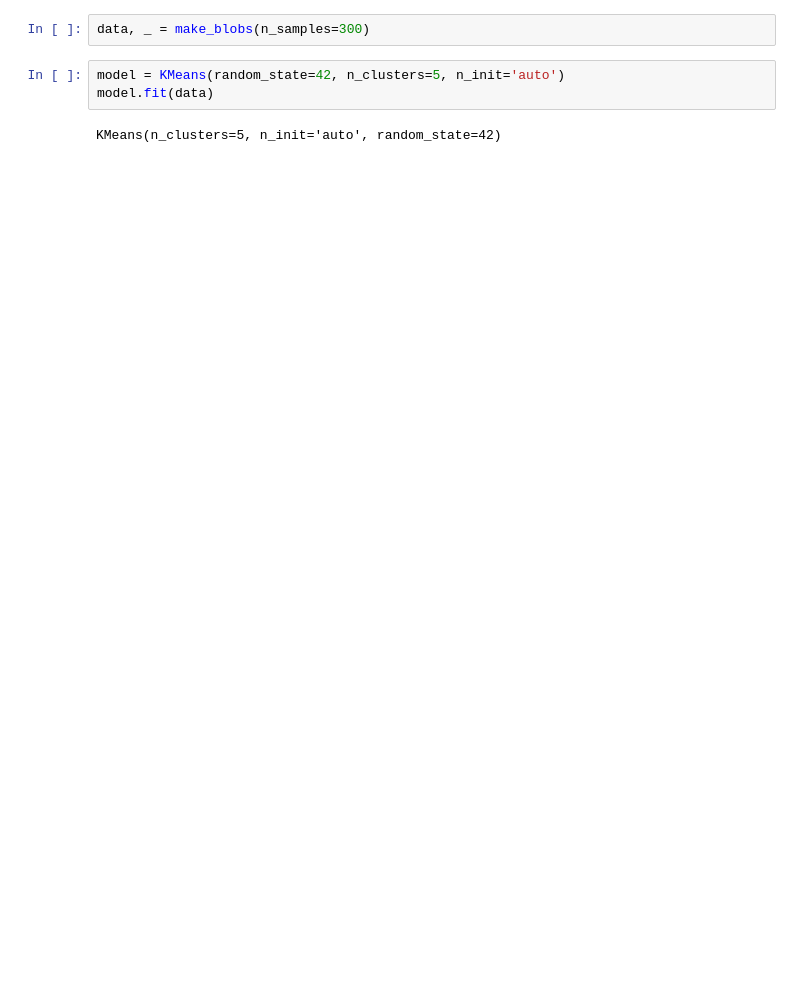
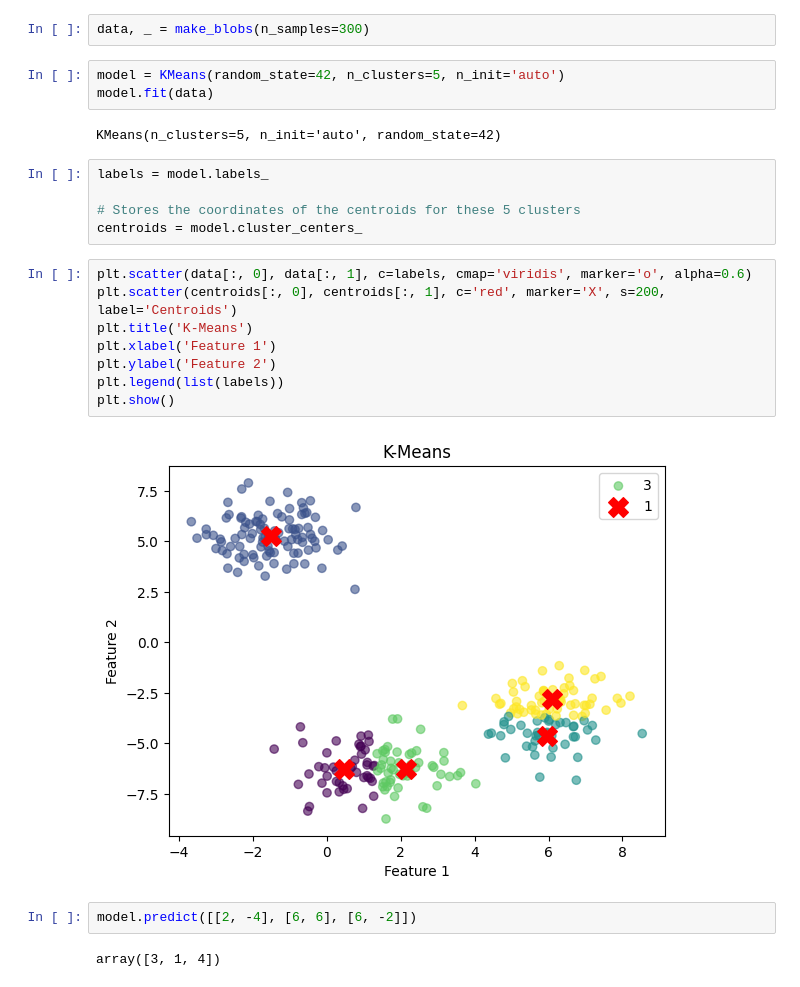
Before and after one commit to akshay-rajan/S3, a Jupyter notebook: DS/kmeans.ipynb, the cells around one changed output. Saved outputs shown, nothing was run; the diff lists cells and outputs as text; blank space fills up the shorter version.

Commit message:
Add clustering prediction

```diff
--- a/DS/kmeans.ipynb
+++ b/DS/kmeans.ipynb
@@ -8,3 +9,22 @@ model = KMeans(random_state=42, n_clusters=5, n_init='auto')
 model.fit(data)
 # %% [output]
 KMeans(n_clusters=5, n_init='auto', random_state=42)
+# %%
+labels = model.labels_
+
+# Stores the coordinates of the centroids for these 5 clusters
+centroids = model.cluster_centers_
+# %%
+plt.scatter(data[:, 0], data[:, 1], c=labels, cmap='viridis', marker='o', alpha=0.6)
+plt.scatter(centroids[:, 0], centroids[:, 1], c='red', marker='X', s=200, label='Centroids')
+plt.title('K-Means')
+plt.xlabel('Feature 1')
+plt.ylabel('Feature 2')
+plt.legend(list(labels))
+plt.show()
+# %% [output]
+[figure, added]
+# %%
+model.predict([[2, -4], [6, 6], [6, -2]])
+# %% [output]
+array([3, 1, 4])
```
Also changed, not shown: parts of 1 cell of this notebook.
